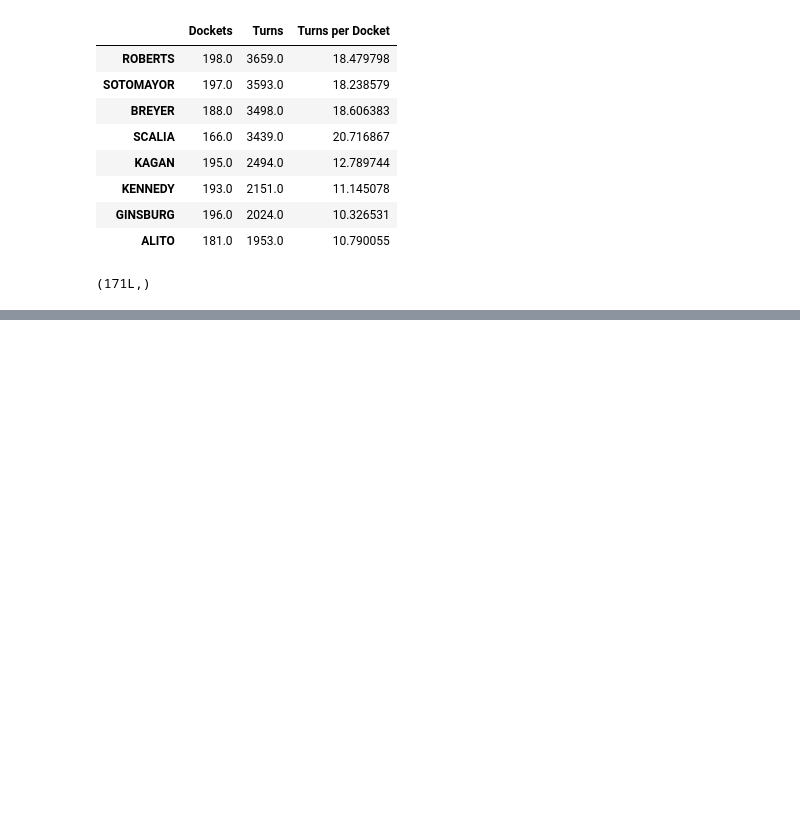
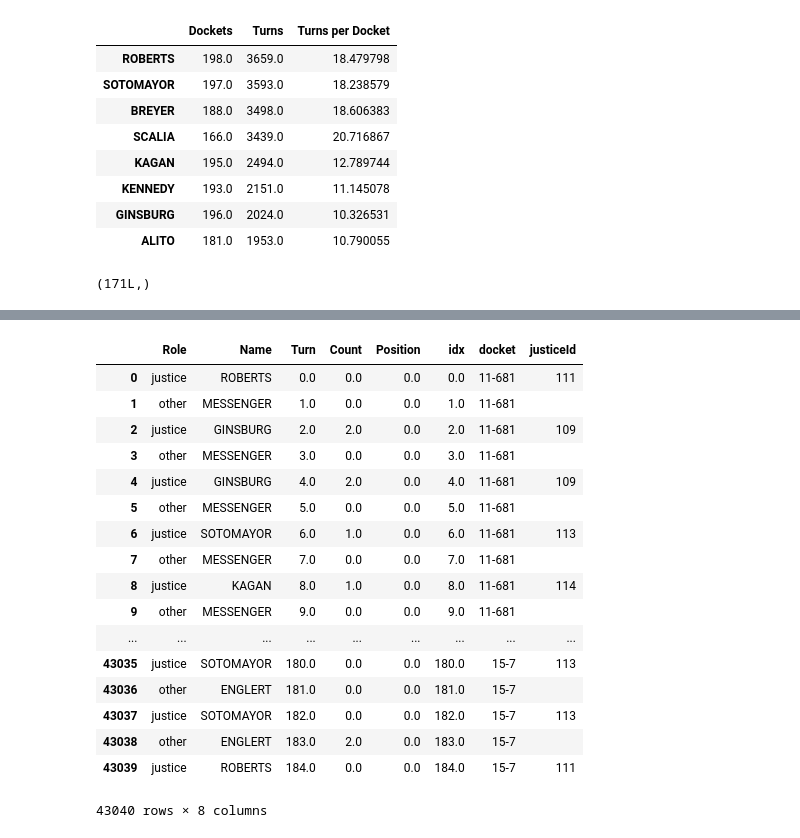
Before and after one commit to polakluk/supreme-court-analysis, a Jupyter notebook: supreme-court.ipynb, the cells around one changed output, grey strips where cells are left out. Saved outputs shown, nothing was run; the diff lists cells and outputs as text; code cells hidden in the pictures; blank space fills up the shorter version.

Commit message:
Added interruptions report

```diff
--- a/supreme-court.ipynb
+++ b/supreme-court.ipynb
@@ -223,3 +219,6 @@ res = dfWordsOthers['Name'].value_counts()
 res[res == 1].shape
 # %% [output]
 (171L,)
+# %%
+with open('./report-data/questions_asked.csv') as f:
+    dfQuestions = pd.read_csv(f)
@@ -225,0 +231,5 @@ res[res == 1].shape
+# %%
+selected_dockets = dfQuestions['docket'].unique()
+print len(selected_dockets)
+dfMetadataFilter = dfMetadata[dfMetadata['docket'].isin(selected_dockets)]
+dfQuestions = dfQuestions.apply(lambda row: giveJusticeId(row, 'Name'), axis=1)
@@ -225,0 +249,5 @@ res[res == 1].shape
+# %%
+docketRelevantColumns = ['docket', 'petitioner', 'respondent', 'partyWinning', 'precedentAlteration',
+                         'decisionDirection', 'majVotes', 'minVotes', 'lcDisagreement', 'lcDisposition', 'lcDispositionDirection']
+# %%
+dfMetadataDockets = dfMetadataFilter[docketRelevantColumns].drop_duplicates()
@@ -225,0 +265,64 @@ res[res == 1].shape
+# %%
+data = {
+    'pet-justice-pet': {
+        'questions': 0,
+        'dockets': set(),
+    },
+    'pet-justice-res': {
+        'questions': 0,
+        'dockets': set(),
+    },
+    'pet-other-pet': {
+        'questions': 0,
+        'dockets': set(),
+    },
+    'pet-other-res': {
+        'questions': 0,
+        'dockets': set(),
+    },
+
+    'res-justice-pet': {
+        'questions': 0,
+        'dockets': set(),
+    },
+    'res-justice-res': {
+        'questions': 0,
+        'dockets': set(),
+    },
+    'res-other-pet': {
+        'questions': 0,
+        'dockets': set(),
+    },
+    'res-other-res': {
+        'questions': 0,
+        'dockets': set(),
+    },
+}
+def collectQuestionData(row):
+    winner = 'pet' if dfMetadataDockets[dfMetadataDockets['docket'] == row['docket']]['partyWinning'].values[0] == 1 else 'res'
+    positionDialog = 'pet' if row['Position'] == 0 else 'res'
+    key = '{}-{}-{}'.format(winner, row['Role'], positionDialog)
+    data[key]['questions'] += row['Count']
+    data[key]['dockets'].add(row['docket'])
+    return row
+
+dfQuestions.apply(lambda row: collectQuestionData(row), axis=1, reduce=False)
+# %% [output]
+|  | Role | Name | Turn | Count | Position | idx | docket | justiceId |
+| 0 | justice | ROBERTS | 0.0 | 0.0 | 0.0 | 0.0 | 11-681 | 111 |
+| 1 | other | MESSENGER | 1.0 | 0.0 | 0.0 | 1.0 | 11-681 |  |
+| 2 | justice | GINSBURG | 2.0 | 2.0 | 0.0 | 2.0 | 11-681 | 109 |
+| 3 | other | MESSENGER | 3.0 | 0.0 | 0.0 | 3.0 | 11-681 |  |
+| 4 | justice | GINSBURG | 4.0 | 2.0 | 0.0 | 4.0 | 11-681 | 109 |
+| 5 | other | MESSENGER | 5.0 | 0.0 | 0.0 | 5.0 | 11-681 |  |
+| 6 | justice | SOTOMAYOR | 6.0 | 1.0 | 0.0 | 6.0 | 11-681 | 113 |
+| 7 | other | MESSENGER | 7.0 | 0.0 | 0.0 | 7.0 | 11-681 |  |
+| 8 | justice | KAGAN | 8.0 | 1.0 | 0.0 | 8.0 | 11-681 | 114 |
+| 9 | other | MESSENGER | 9.0 | 0.0 | 0.0 | 9.0 | 11-681 |  |
+| ... | ... | ... | ... | ... | ... | ... | ... | ... |
+| 43035 | justice | SOTOMAYOR | 180.0 | 0.0 | 0.0 | 180.0 | 15-7 | 113 |
+| 43036 | other | ENGLERT | 181.0 | 0.0 | 0.0 | 181.0 | 15-7 |  |
+| 43037 | justice | SOTOMAYOR | 182.0 | 0.0 | 0.0 | 182.0 | 15-7 | 113 |
+| 43038 | other | ENGLERT | 183.0 | 2.0 | 0.0 | 183.0 | 15-7 |  |
+| 43039 | justice | ROBERTS | 184.0 | 0.0 | 0.0 | 184.0 | 15-7 | 111 |
+43040 rows × 8 columns
```
Also changed, not shown: parts of 26 cells of this notebook, 4 other files.
